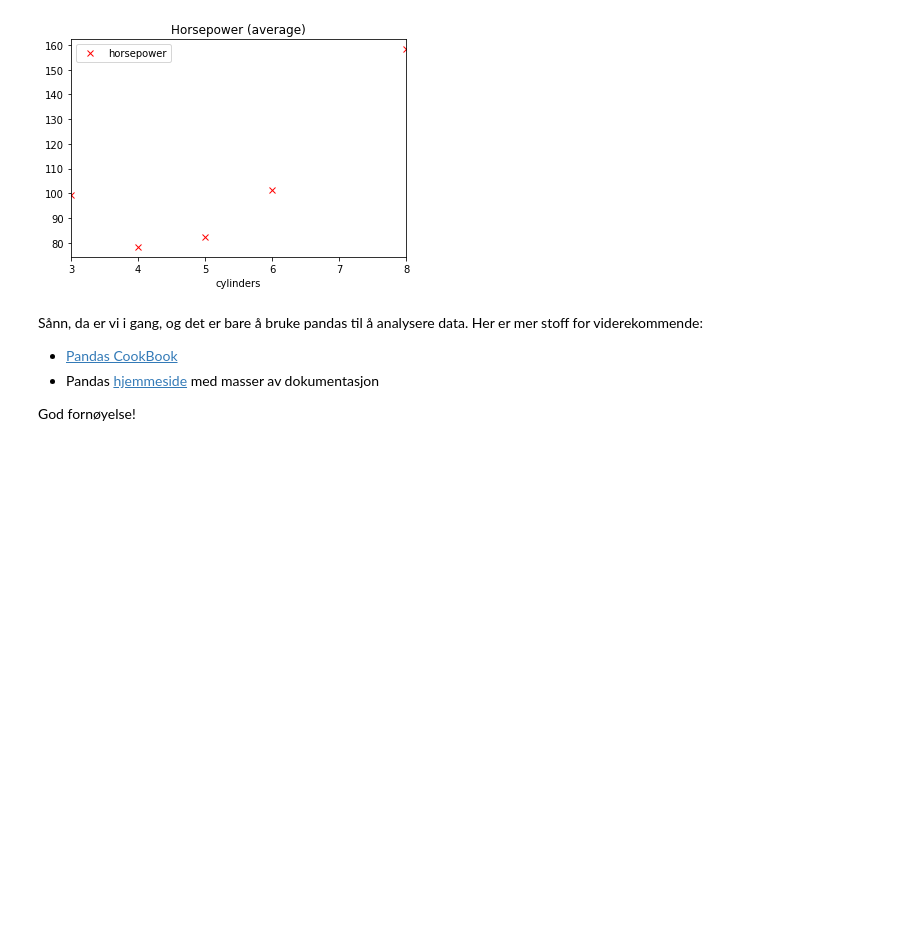
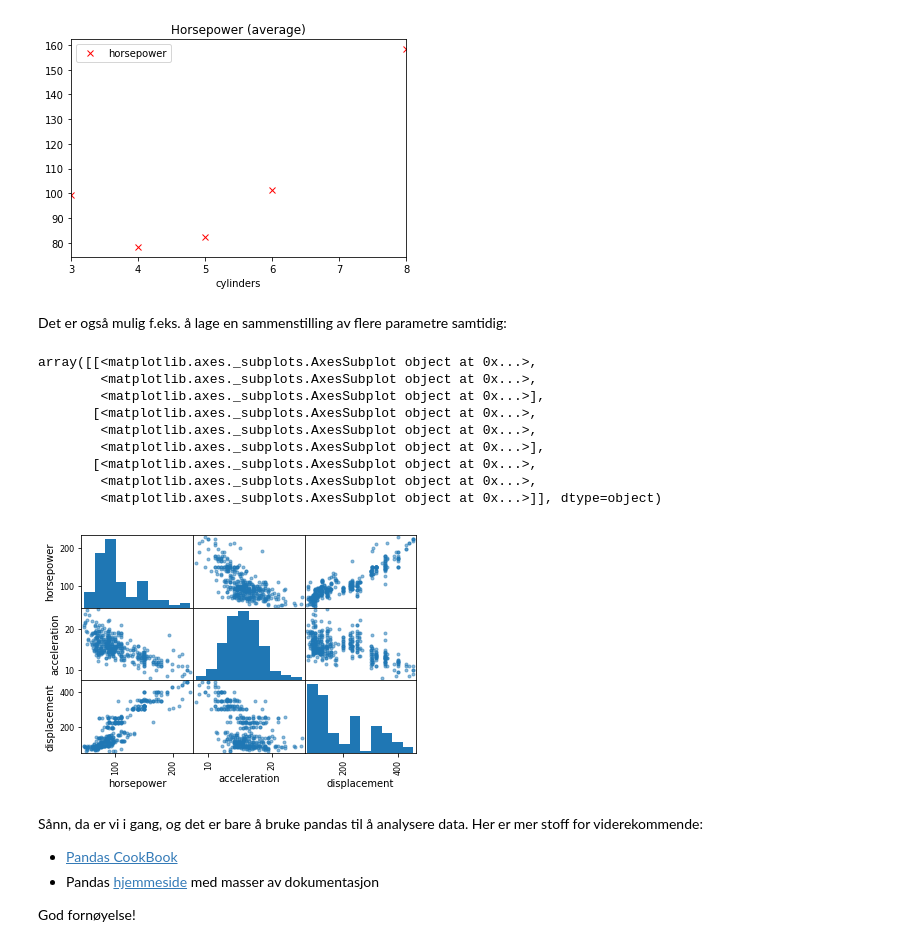
Before and after one commit to ifarup/pandas-demo, a Jupyter notebook: demo.ipynb, the cells around one changed output. Saved outputs shown, nothing was run; the diff lists cells and outputs as text; code cells hidden in the pictures; blank space fills up the shorter version.

```diff
--- a/demo.ipynb
+++ b/demo.ipynb
@@ -74,6 +74,22 @@ pivot.plot(y='horsepower', style='xr', title='Horsepower (average)')
 # %% [output]
 <matplotlib.axes._subplots.AxesSubplot at 0x...>
 [figure]
+# %% [markdown]
+Det er også mulig f.eks. å lage en sammenstilling av flere parametre samtidig:
+# %%
+from pandas.tools import plotting
+plotting.scatter_matrix(auto[['horsepower', 'acceleration', 'displacement']])
+# %% [output]
+array([[<matplotlib.axes._subplots.AxesSubplot object at 0x...>,
+        <matplotlib.axes._subplots.AxesSubplot object at 0x...>,
+        <matplotlib.axes._subplots.AxesSubplot object at 0x...>],
+       [<matplotlib.axes._subplots.AxesSubplot object at 0x...>,
+        <matplotlib.axes._subplots.AxesSubplot object at 0x...>,
+        <matplotlib.axes._subplots.AxesSubplot object at 0x...>],
+       [<matplotlib.axes._subplots.AxesSubplot object at 0x...>,
+        <matplotlib.axes._subplots.AxesSubplot object at 0x...>,
+        <matplotlib.axes._subplots.AxesSubplot object at 0x...>]], dtype=object)
+[figure, added]
 # %% [markdown]
 Sånn, da er vi i gang, og det er bare å bruke pandas til å analysere data. Her er mer stoff for viderekommende:
 
```
Also changed, not shown: parts of 1 cell of this notebook.
